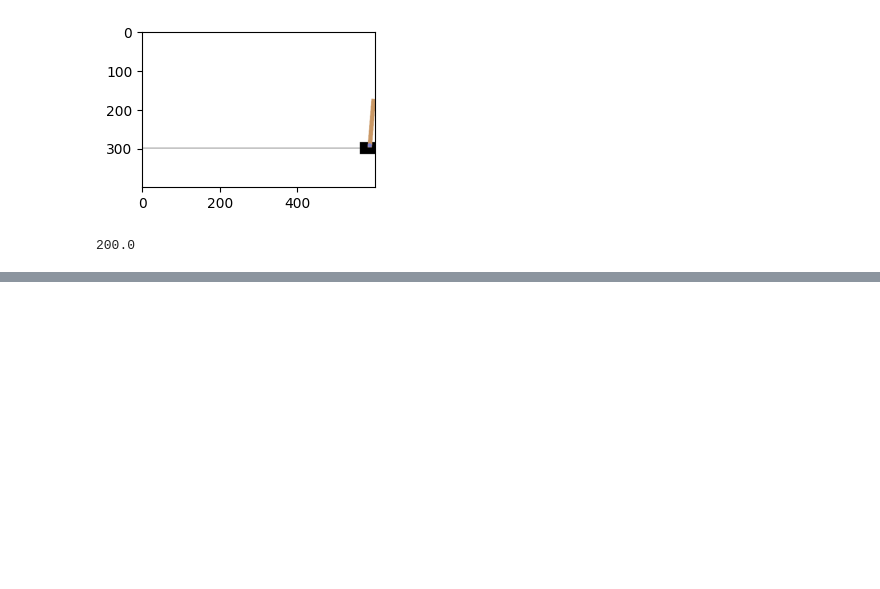
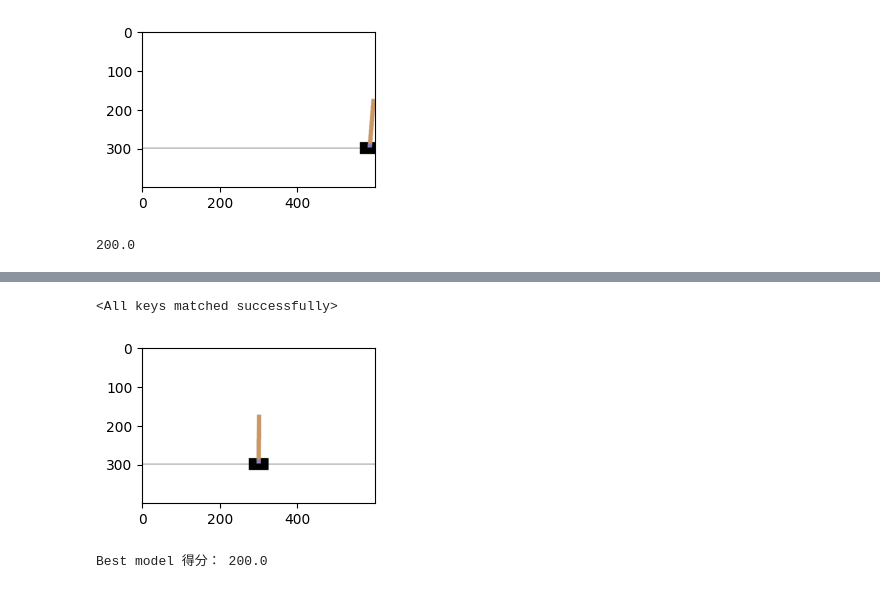
Before and after one commit to Hero0963/ml-workshop, a Jupyter notebook: more_simple_reinforcement_learning/chap02/02_DQN_model_delay.ipynb, the cells around one changed output, grey strips where cells are left out. Cells and saved outputs as stored; diff of their text form; code cells hidden in the pictures; blank space fills up the shorter version.

Commit message:
simple RL
1. add save best model

2. function para add model

```diff
--- a/more_simple_reinforcement_learning/chap02/02_DQN_model_delay.ipynb
+++ b/more_simple_reinforcement_learning/chap02/02_DQN_model_delay.ipynb
@@ -271,0 +347,35 @@ play(True)[-1]
+# %%
+best_model = QNetwork()
+best_model.load_state_dict(torch.load('best_model.pth'))
+# %% [output]
+<All keys matched successfully>
+# %%
+def play_with_model(model, show=False):
+    data = []
+    reward_sum = 0
+
+    state = env.reset()
+    over = False
+    while not over:
+        action = model(torch.FloatTensor(state).reshape(1, 4)).argmax().item()
+        if random.random() < 0.1:
+            action = env.action_space.sample()
+
+        next_state, reward, over = env.step(action)
+
+        data.append((state, action, reward, next_state, over))
+        reward_sum += reward
+
+        state = next_state
+
+        if show:
+            display.clear_output(wait=True)
+            env.show()
+
+    return data, reward_sum
+# %%
+score = play_with_model(best_model, show=True)[-1]
+print("Best model 得分：", score)
+# %% [output]
+[figure, added]
+Best model 得分： 200.0
```
Also changed, not shown: parts of 3 cells of this notebook, 1 other file.
